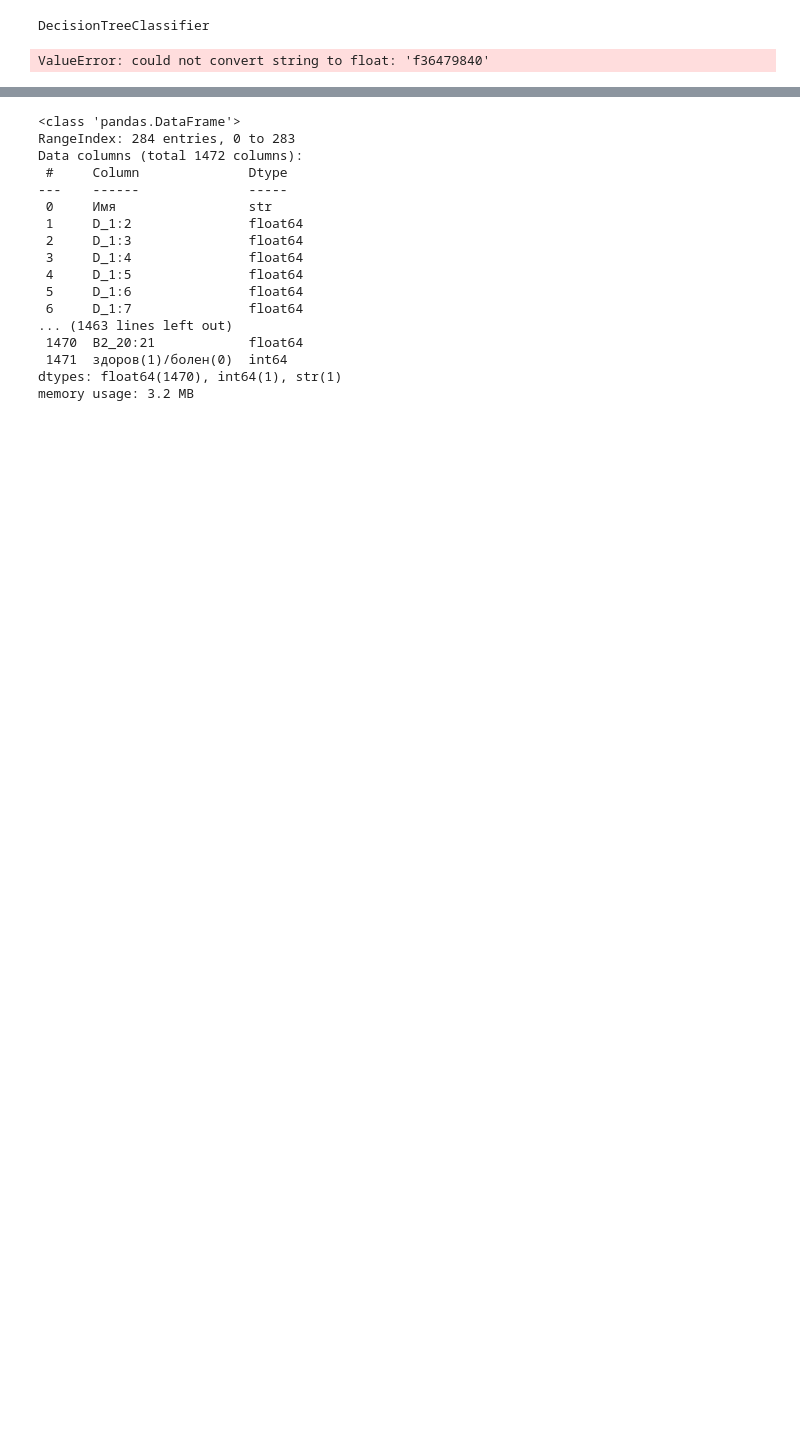
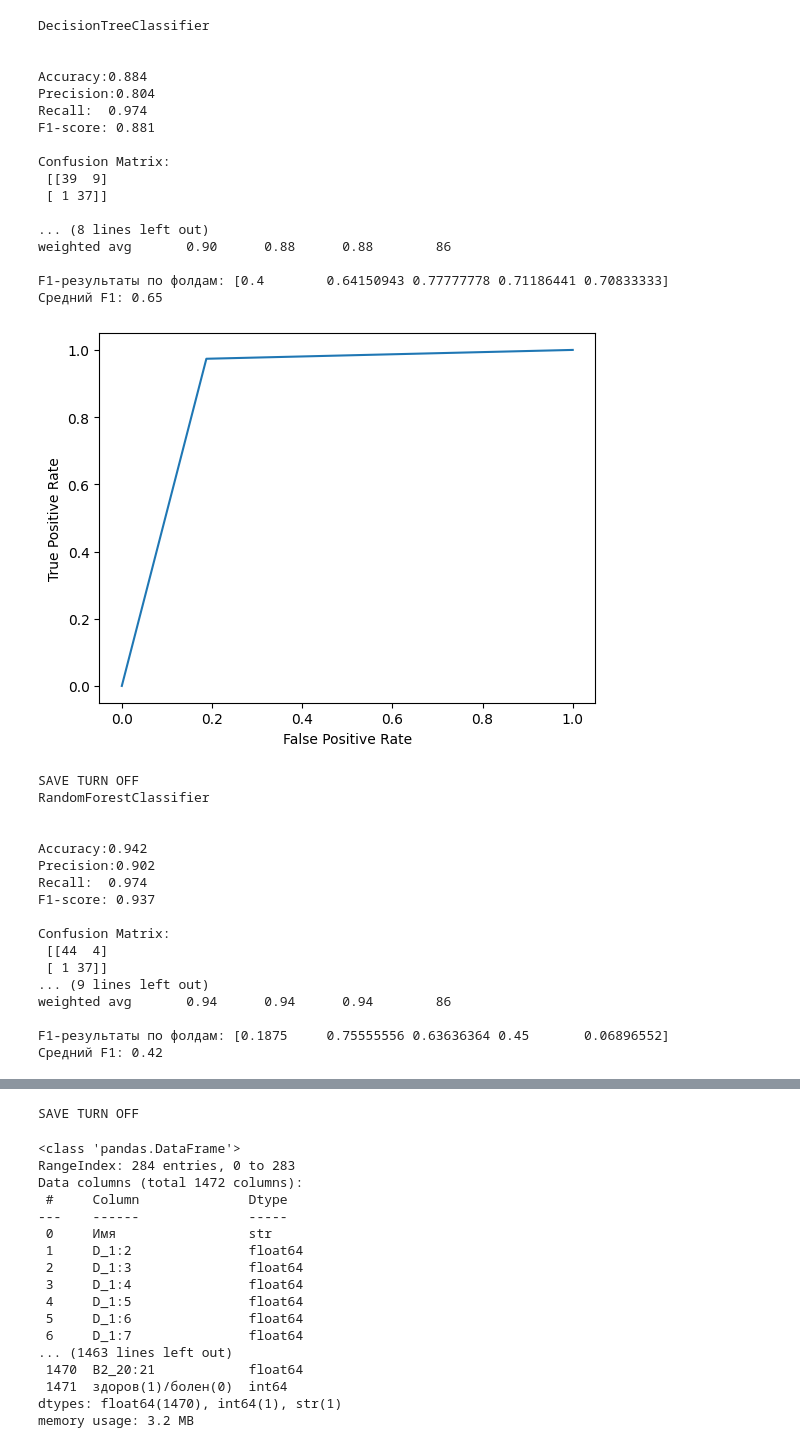
Before and after one commit to Egor29ch/UDGU_project, a Jupyter notebook: EEG_files/random_tree_EGG_data_generate.ipynb, the cells around one changed output, grey strips where cells are left out. Cells and saved outputs as stored; diff of their text form; code cells hidden in the pictures; blank space fills up the shorter version.

```diff
--- a/EEG_files/random_tree_EGG_data_generate.ipynb
+++ b/EEG_files/random_tree_EGG_data_generate.ipynb
@@ -107,7 +107,7 @@ class tree_family():
         print("\nClassification Report:\n", classification_report(self.y_test, prediction))
 
 
-        scores_f1 = cross_val_score(clf, self.x, self.y, cv=10, scoring='f1')
+        scores_f1 = cross_val_score(clf, self.x, self.y, cv=5, scoring='f1')
 
         print(f"F1-результаты по фолдам: {scores_f1}")
         print(f"Средний F1: {scores_f1.mean():.2f}")
@@ -123,10 +123,43 @@ class tree_family():
 # %%
 EGG_data_spliting_with_new_1_category = tree_family(r"/home/ikuku/UDGU_project/main/EEG_files/data_for_EEG/df_with_new_1_category_EEG.csv")
 EGG_data_spliting_with_new_1_category.split_df_X_Y("здоров(1)/болен(0)")
 EGG_data_spliting_with_new_1_category.split_train_test()
-EGG_data_spliting_with_new_1_category.DecisionTreeClassifier()
-EGG_data_spliting_with_new_1_category.RandomForestClassifier()
-EGG_data_spliting_with_new_1_category.GradientBoostingClassifier()
+EGG_data_spliting_with_new_1_category.DecisionTreeClassifier(max_depth = 12,bool_save = False)
+EGG_data_spliting_with_new_1_category.RandomForestClassifier(n_estimators= 300,max_depth = 12,bool_save = False)
+EGG_data_spliting_with_new_1_category.GradientBoostingClassifier(n_estimators = 300,max_depth = 12,bool_save = False)
 # %% [output]
 DecisionTreeClassifier
+
+
+Accuracy:0.884
+Precision:0.804
+Recall:  0.974
+F1-score: 0.881
+
+Confusion Matrix:
+ [[39  9]
+ [ 1 37]]
+
+... (8 lines left out)
+weighted avg       0.90      0.88      0.88        86
+
+F1-результаты по фолдам: [0.4        0.64150943 0.77777778 0.71186441 0.70833333]
+Средний F1: 0.65
+[figure, added]
-ValueError: could not convert string to float: 'f36479840'
+SAVE TURN OFF
+RandomForestClassifier
+
+
+Accuracy:0.942
+Precision:0.902
+Recall:  0.974
+F1-score: 0.937
+
+Confusion Matrix:
+ [[44  4]
+ [ 1 37]]
+... (9 lines left out)
+weighted avg       0.94      0.94      0.94        86
+
+F1-результаты по фолдам: [0.1875     0.75555556 0.63636364 0.45       0.06896552]
+Средний F1: 0.42
@@ -133,3 +185,4 @@ ValueError: could not convert string to float: 'f36479840'
+SAVE TURN OFF
 # %%
 df = pd.read_csv(r"/home/ikuku/UDGU_project/main/EEG_files/data_for_EEG/df_with_new_1_category_EEG.csv")
 # %%
```
Also changed, not shown: parts of 1 cell of this notebook.
